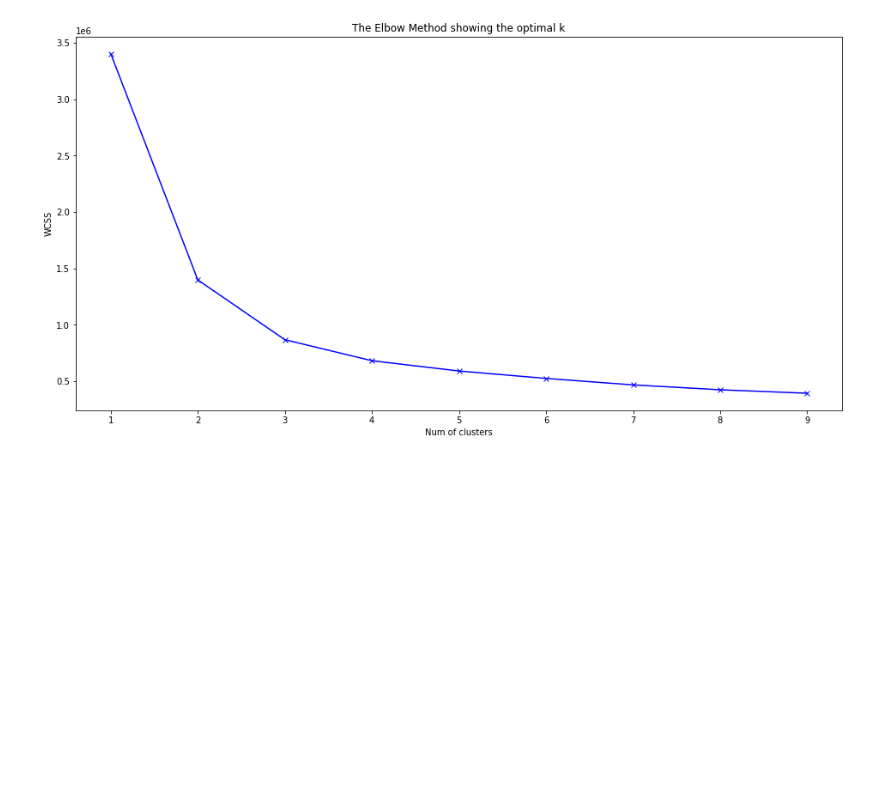
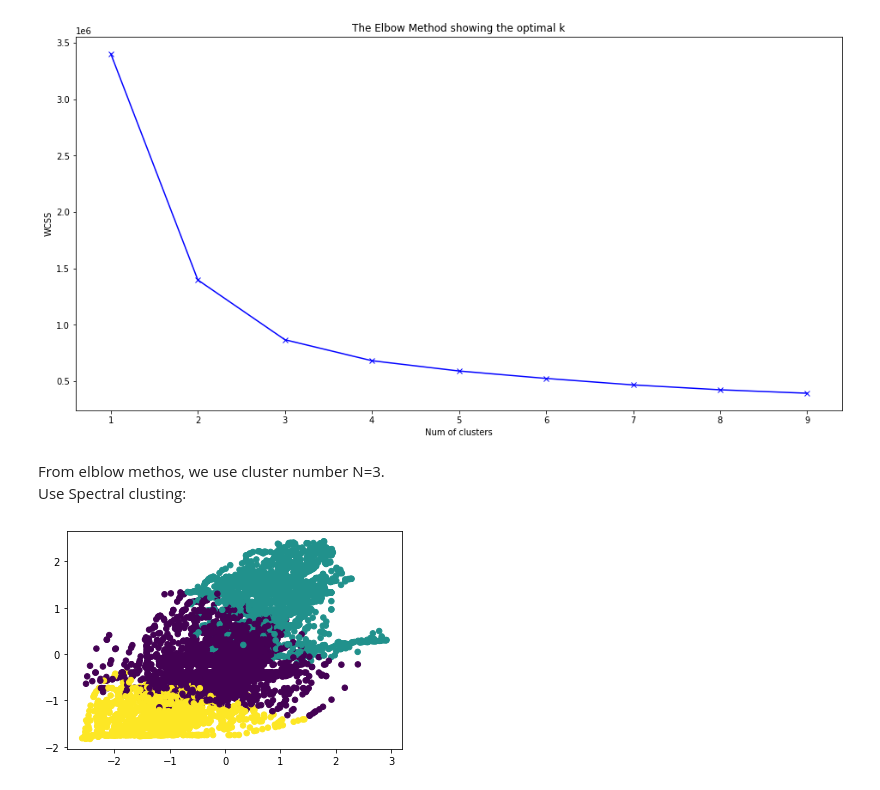
Before and after one commit to YuxingW/machine_learning, a Jupyter notebook: hw2_clustering/hw_clustering_ski.ipynb, the cells around one changed output. Cells and saved outputs as stored; diff of their text form; code cells hidden in the pictures; blank space fills up the shorter version.

```diff
--- a/hw2_clustering/hw_clustering_ski.ipynb
+++ b/hw2_clustering/hw_clustering_ski.ipynb
@@ -143,4 +145,21 @@ plt.title('The Elbow Method showing the optimal k')
 plt.show()
 # %% [output]
 [figure]
+# %% [markdown]
+From elblow methos, we use cluster number N=3. <br />
+Use Spectral clusting:
+# %%
+from sklearn.cluster import SpectralClustering
+
+X = df_cluster.to_numpy()
+
+spc_cluster = SpectralClustering(n_clusters=3,
+         assign_labels="discretize",
+         random_state=0)
+spc_cluster.fit(X)
+
+plt.scatter(X[:, 0], X[:, 1], c=spc_cluster.labels_, s=30, cmap='viridis')
+plt.show()
+# %% [output]
+[figure, added]
 # %% [markdown]
```
Also changed, not shown: parts of 21 cells of this notebook.
